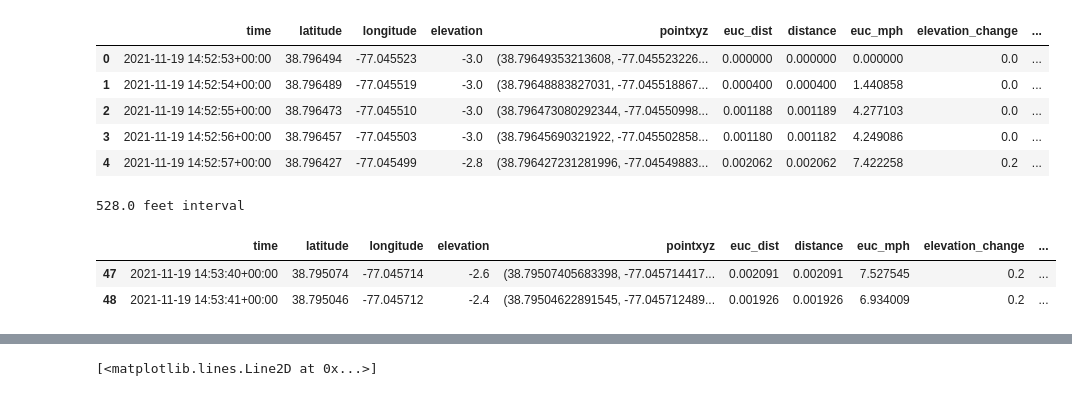
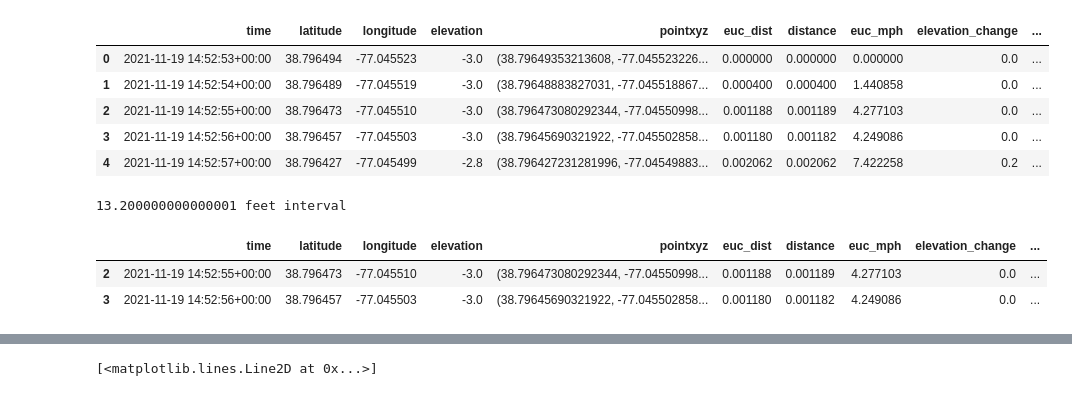
Before and after one commit to lrhf97/gpx_analysis, a Jupyter notebook: gradient_creation.ipynb, the cells around one changed output, grey strips where cells are left out. Cells and saved outputs as stored; diff of their text form; code cells hidden in the pictures.

```diff
--- a/gradient_creation.ipynb
+++ b/gradient_creation.ipynb
@@ -23,26 +23,26 @@ df.head()
 def section_distance(df,unit):
     return df['cum_distance']//unit +1
 # %%
-unit1 = .1
+unit1 = .0025
 print(unit1*5280, "feet interval")
 df['grade_section_exp'] = df.apply(section_distance,unit=unit1, axis=1)
 
 def find_neighbours(value, df, colname):
     exactmatch = df[df[colname] == value]
     if not exactmatch.empty:
         return exactmatch.index
     else:
         lowerneighbour_ind = df[df[colname] < value][colname].idxmax()
         upperneighbour_ind = df[df[colname] > value][colname].idxmin()
         return [lowerneighbour_ind, upperneighbour_ind]
 
 junder,jover = find_neighbours(unit1,df,'cum_distance')
 df[junder:jover+1]
 # %% [output]
-528.0 feet interval
+13.200000000000001 feet interval
 |  | time | latitude | longitude | elevation | pointxyz | euc_dist | distance | euc_mph | elevation_change | ... |
-| 47 | 2021-11-19 14:53:40+00:00 | 38.795074 | -77.045714 | -2.6 | (38.79507405683398, -77.045714417... | 0.002091 | 0.002091 | 7.527545 | 0.2 | ... |
-| 48 | 2021-11-19 14:53:41+00:00 | 38.795046 | -77.045712 | -2.4 | (38.79504622891545, -77.045712489... | 0.001926 | 0.001926 | 6.934009 | 0.2 | ... |
+| 2 | 2021-11-19 14:52:55+00:00 | 38.796473 | -77.045510 | -3.0 | (38.796473080292344, -77.04550998... | 0.001188 | 0.001189 | 4.277103 | 0.0 | ... |
+| 3 | 2021-11-19 14:52:56+00:00 | 38.796457 | -77.045503 | -3.0 | (38.79645690321922, -77.045502858... | 0.001180 | 0.001182 | 4.249086 | 0.0 | ... |
 # %%
 def grade_marker_loc(df):
     grade_markers = []
```
Also changed, not shown: parts of 5 cells of this notebook.
